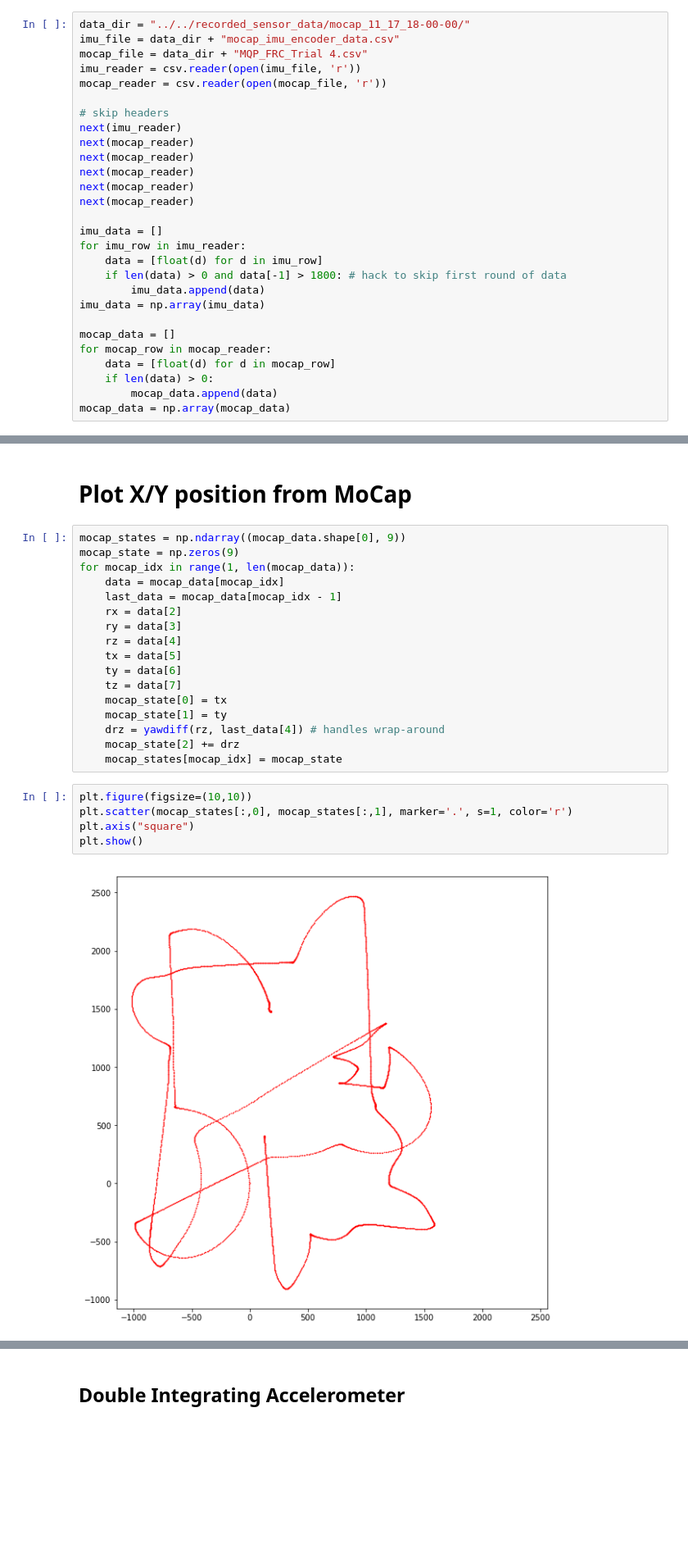
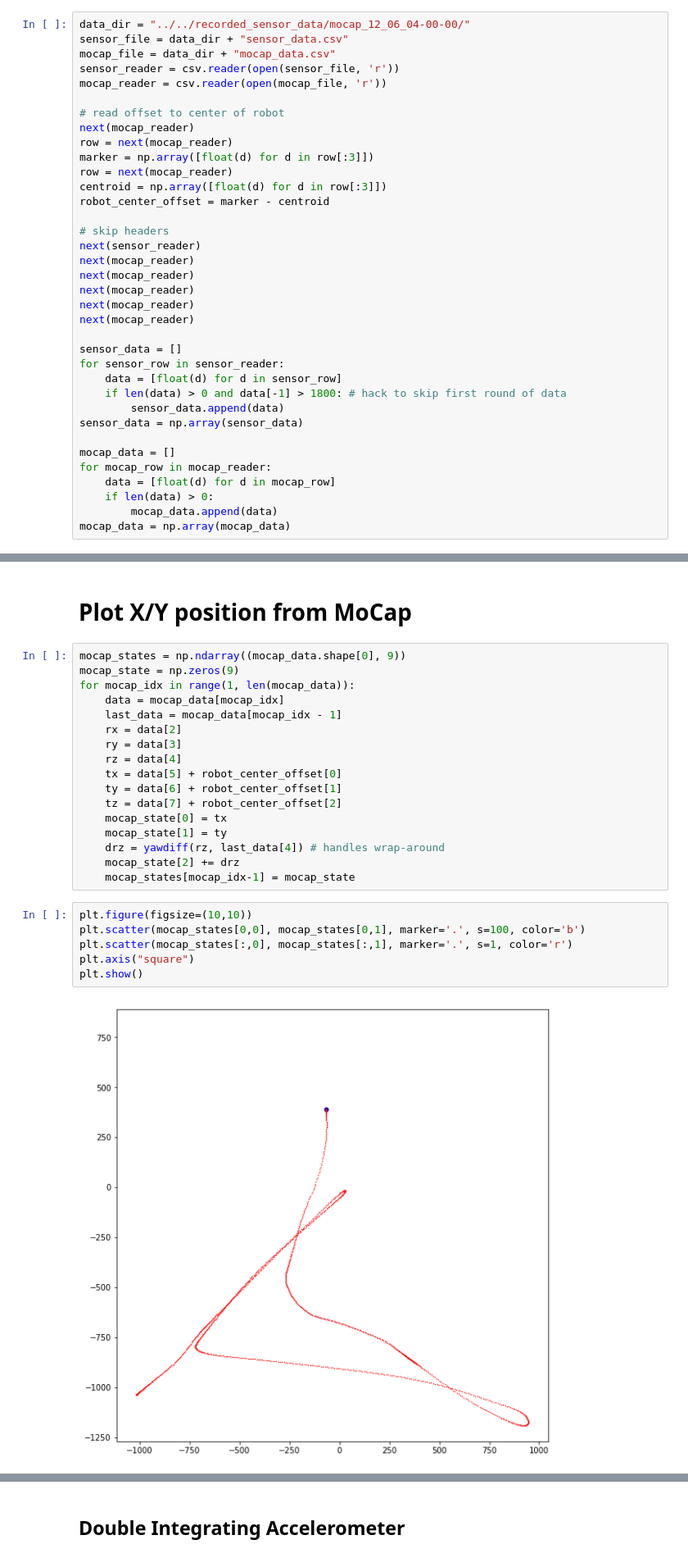
Before and after one commit to PHIL-MQP/phil, a Jupyter notebook: python/notebooks/MoCap Data Viz.ipynb, the cells around one changed output, grey strips where cells are left out. Shown at 82% size. Drawn from its saved outputs; the diff is of its cells as text; blank space fills up the shorter version.

```diff
--- a/python/notebooks/MoCap Data Viz.ipynb
+++ b/python/notebooks/MoCap Data Viz.ipynb
@@ -5,26 +5,34 @@ import csv
 # %% [markdown]
 # Read MoCap data and RoboRIO data form files
 # %%
-data_dir = "../../recorded_sensor_data/mocap_11_17_18-00-00/"
-imu_file = data_dir + "mocap_imu_encoder_data.csv"
-mocap_file = data_dir + "MQP_FRC_Trial 4.csv"
-imu_reader = csv.reader(open(imu_file, 'r'))
+data_dir = "../../recorded_sensor_data/mocap_12_06_04-00-00/"
+sensor_file = data_dir + "sensor_data.csv"
+mocap_file = data_dir + "mocap_data.csv"
+sensor_reader = csv.reader(open(sensor_file, 'r'))
 mocap_reader = csv.reader(open(mocap_file, 'r'))
 
+# read offset to center of robot
+next(mocap_reader)
+row = next(mocap_reader)
+marker = np.array([float(d) for d in row[:3]])
+row = next(mocap_reader)
+centroid = np.array([float(d) for d in row[:3]])
+robot_center_offset = marker - centroid
+
 # skip headers
-next(imu_reader)
+next(sensor_reader)
 next(mocap_reader)
 next(mocap_reader)
 next(mocap_reader)
 next(mocap_reader)
 next(mocap_reader)
 
-imu_data = []
-for imu_row in imu_reader:
-    data = [float(d) for d in imu_row]
+sensor_data = []
+for sensor_row in sensor_reader:
+    data = [float(d) for d in sensor_row]
     if len(data) > 0 and data[-1] > 1800: # hack to skip first round of data
-        imu_data.append(data)
-imu_data = np.array(imu_data)
+        sensor_data.append(data)
+sensor_data = np.array(sensor_data)
 
 mocap_data = []
 for mocap_row in mocap_reader:
@@ -76,18 +81,19 @@ for mocap_idx in range(1, len(mocap_data)):
     rx = data[2]
     ry = data[3]
     rz = data[4]
-    tx = data[5]
-    ty = data[6]
-    tz = data[7]
+    tx = data[5] + robot_center_offset[0]
+    ty = data[6] + robot_center_offset[1]
+    tz = data[7] + robot_center_offset[2]
     mocap_state[0] = tx
     mocap_state[1] = ty
     drz = yawdiff(rz, last_data[4]) # handles wrap-around
     mocap_state[2] += drz
-    mocap_states[mocap_idx] = mocap_state
+    mocap_states[mocap_idx-1] = mocap_state
 # %%
 plt.figure(figsize=(10,10))
+plt.scatter(mocap_states[0,0], mocap_states[0,1], marker='.', s=100, color='b')
 plt.scatter(mocap_states[:,0], mocap_states[:,1], marker='.', s=1, color='r')
 plt.axis("square")
 plt.show()
 # %% [output]
-[figure, old version]
+[figure, new version]
```
Also changed, not shown: parts of 12 cells of this notebook, 6 other files.
